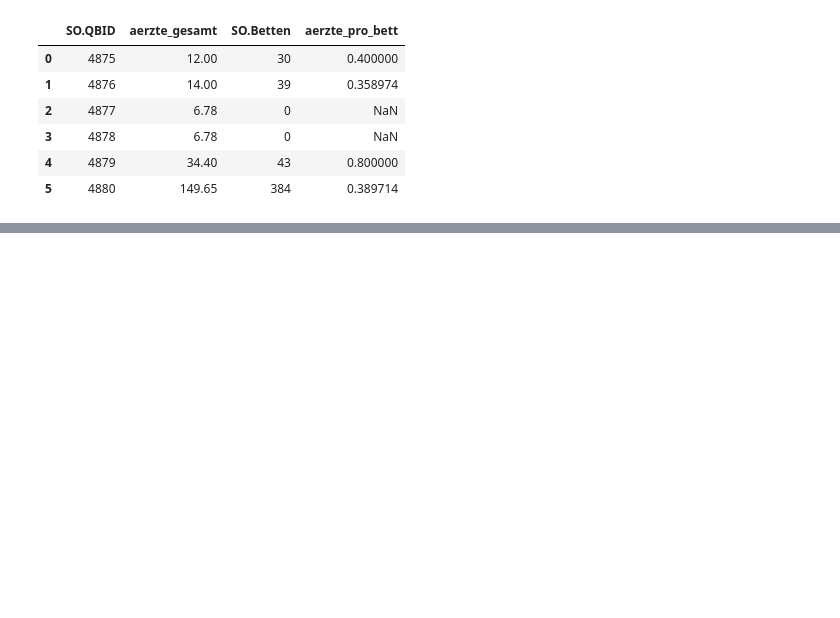
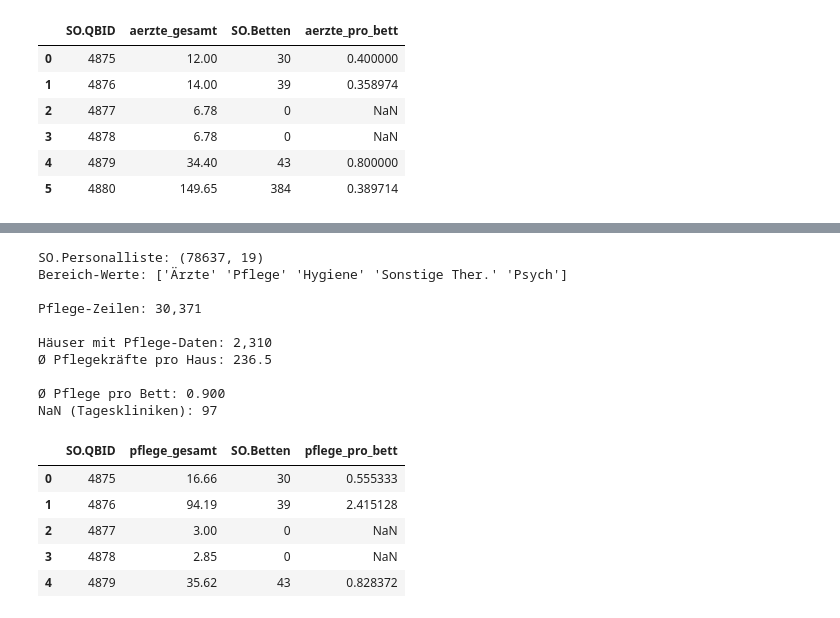
Before and after one commit to eufunk/Qualitaets_Muster_Finder, a Jupyter notebook: Notebooks/01_Exploration.ipynb, the cells around one changed output, grey strips where cells are left out. Saved outputs shown, nothing was run; the diff lists cells and outputs as text; code cells hidden in the pictures; blank space fills up the shorter version.

```diff
--- a/01_Exploration.ipynb
+++ b/Notebooks/01_Exploration.ipynb
@@ -12,10 +12,16 @@
 import pandas as pd
 import numpy as np
 from pathlib import Path
+import os
 
-DATA = Path("Data")
+# ── Projekt-Root sicherstellen (Notebook liegt in /Notebooks) ────
+if Path.cwd().name == 'Notebooks':
+    os.chdir(Path.cwd().parent)
+print(f'Arbeitsverzeichnis: {Path.cwd()}')
+
+DATA = Path(r"Data/CSV")
 print("Verfügbare CSV-Dateien:")
 for f in sorted(DATA.glob("*.csv")):
-    size_mb = f.stat().st_size / 1_048_576
+    size_mb = f.stat().st_size / 1_048_576 # Convert bytes to MB
     print(f"  {f.name:45s}  {size_mb:6.1f} MB")
 # %% [output]
@@ -78,7 +228,7 @@ merkmale_cols = [
     "SO.QBID", "SO.Name", "SO.Betten",
     "SO.Bundesland", "SO.Uni",
     "KH.Träger", "KH.Träger.Art",
-    "SO.Latitude", "SO.Longitude"
+    "SO.Latitude", "SO.Longitude", "SO.Standortnummer"
 ]
 # Nur vorhandene Spalten auswählen
 merkmale_cols = [c for c in merkmale_cols if c in so.columns]
@@ -944,0 +694,59 @@ print(f"✅ Dokument gespeichert: {out_path}")
+# %%
+
+# SO.Personalliste.csv laden
+so_personal = pd.read_csv(DATA / "SO.Personalliste.csv", low_memory=False)
+print(f"SO.Personalliste: {so_personal.shape}")
+print(f"Bereich-Werte: {so_personal['SO.Personal.Bereich'].unique()}")
+
+# Nur Pflege-Zeilen
+pflege = so_personal[so_personal["SO.Personal.Bereich"] == "Pflege"].copy()
+print(f"\nPflege-Zeilen: {len(pflege):,}")
+
+# Komma-Dezimal → float (gleiche Logik wie bei Ärzten)
+pflege["anzahl_float"] = (
+    pflege["SO.Personal.Anzahl"]
+    .astype(str)
+    .str.replace(",", ".", regex=False)
+    .pipe(pd.to_numeric, errors="coerce")
+)
+
+# Aggregation: Pflege-Vollzeitkräfte pro Haus (SO.QBID direkt verfügbar)
+pflege_pro_haus = (
+    pflege.groupby("SO.QBID")["anzahl_float"]
+    .sum()
+    .reset_index()
+    .rename(columns={"anzahl_float": "pflege_gesamt"})
+)
+
+print(f"\nHäuser mit Pflege-Daten: {len(pflege_pro_haus):,}")
+print(f"Ø Pflegekräfte pro Haus: {pflege_pro_haus['pflege_gesamt'].mean():.1f}")
+
+# pflege_pro_bett berechnen
+pflege_pro_haus = pflege_pro_haus.merge(
+    so_klein[["SO.QBID", "SO.Betten"]], on="SO.QBID", how="left"
+)
+pflege_pro_haus["pflege_pro_bett"] = (
+    pflege_pro_haus["pflege_gesamt"] /
+    pflege_pro_haus["SO.Betten"].replace(0, np.nan)
+)
+
+print(f"\nØ Pflege pro Bett: {pflege_pro_haus['pflege_pro_bett'].mean():.3f}")
+print(f"NaN (Tageskliniken): {pflege_pro_haus['pflege_pro_bett'].isna().sum()}")
+pflege_pro_haus.head(5)
+# %% [output]
+SO.Personalliste: (78637, 19)
+Bereich-Werte: ['Ärzte' 'Pflege' 'Hygiene' 'Sonstige Ther.' 'Psych']
+
+Pflege-Zeilen: 30,371
+
+Häuser mit Pflege-Daten: 2,310
+Ø Pflegekräfte pro Haus: 236.5
+
+Ø Pflege pro Bett: 0.900
+NaN (Tageskliniken): 97
+|  | SO.QBID | pflege_gesamt | SO.Betten | pflege_pro_bett |
+| 0 | 4875 | 16.66 | 30 | 0.555333 |
+| 1 | 4876 | 94.19 | 39 | 2.415128 |
+| 2 | 4877 | 3.00 | 0 | NaN |
+| 3 | 4878 | 2.85 | 0 | NaN |
+| 4 | 4879 | 35.62 | 43 | 0.828372 |
```
Also changed, not shown: parts of 20 cells of this notebook, 52 other files.
